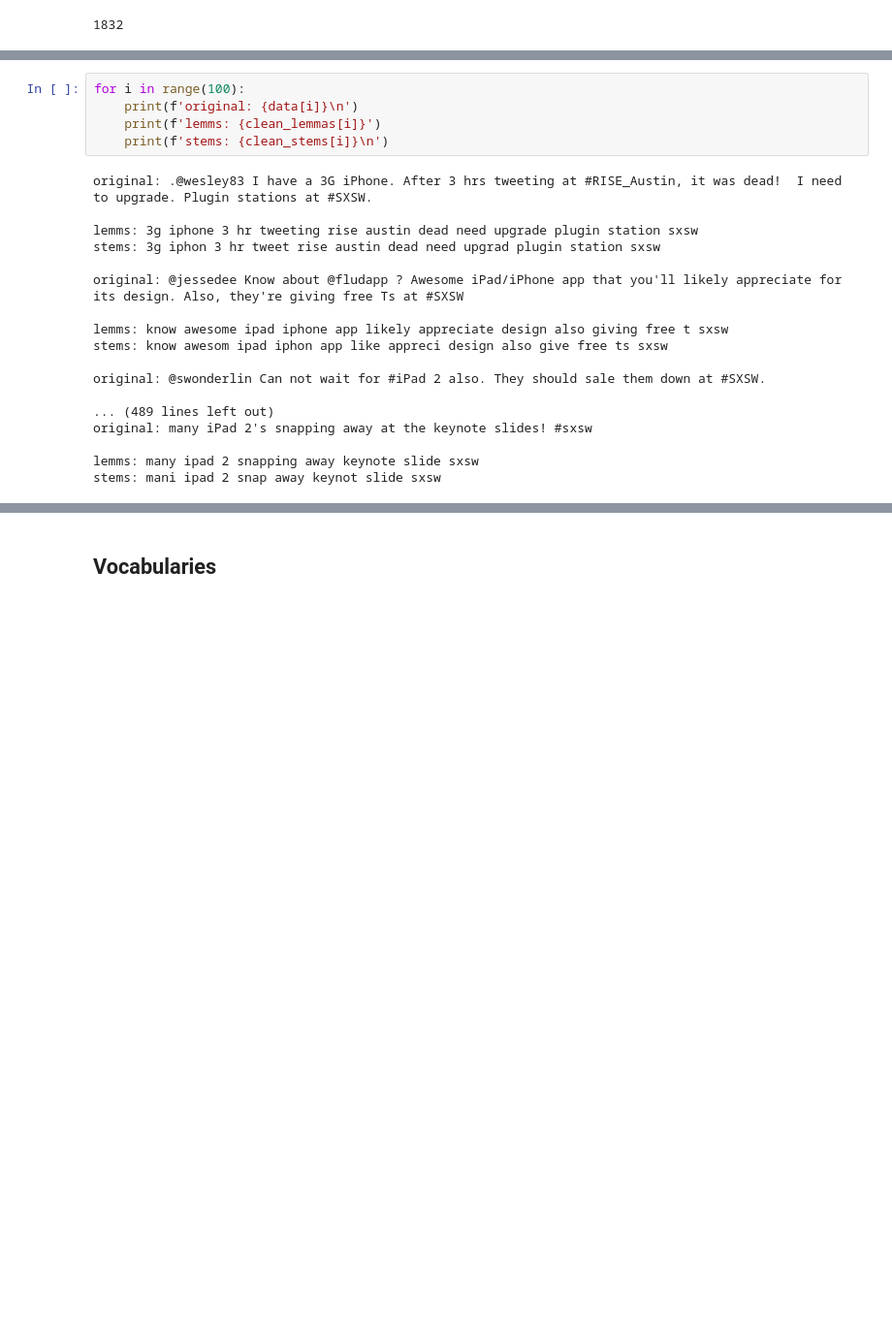
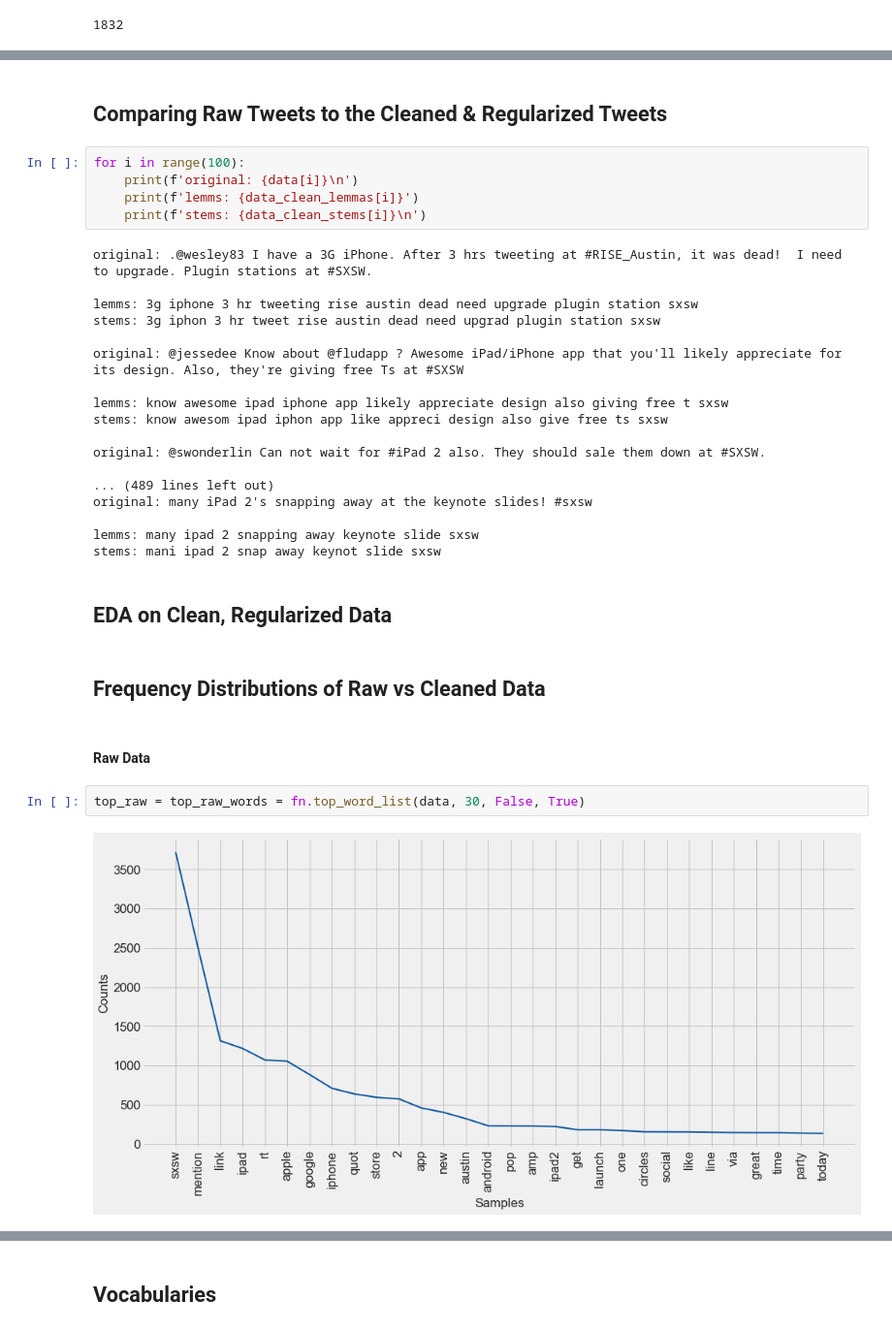
Before and after one commit to jeffreyhwatson/nlp_sentiment_project, a Jupyter notebook: notebooks/exploratory/prepro_experiments.ipynb, the cells around one changed output, grey strips where cells are left out. Shown at 97% size. Cells and saved outputs as stored; diff of their text form; blank space fills up the shorter version.

Commit message:
freqdist fnx, EDA on regularized data

```diff
--- a/notebooks/exploratory/prepro_experiments.ipynb
+++ b/notebooks/exploratory/prepro_experiments.ipynb
@@ -809,8 +790,10 @@ clean_stems = fn.clean_corpus_stem(data)
+# %% [markdown]
+## Comparing Raw Tweets to the Cleaned & Regularized Tweets
 # %%
 for i in range(100):
     print(f'original: {data[i]}\n')
-    print(f'lemms: {clean_lemmas[i]}')
-    print(f'stems: {clean_stems[i]}\n')
+    print(f'lemms: {data_clean_lemmas[i]}')
+    print(f'stems: {data_clean_stems[i]}\n')
 # %% [output]
 original: .@wesley83 I have a 3G iPhone. After 3 hrs tweeting at #RISE_Austin, it was dead!  I need to upgrade. Plugin stations at #SXSW.
 
@@ -829,4 +812,14 @@ original: many iPad 2's snapping away at the keynote slides! #sxsw
 
 lemms: many ipad 2 snapping away keynote slide sxsw
 stems: mani ipad 2 snap away keynot slide sxsw
+# %% [markdown]
+## EDA on Clean, Regularized Data
+# %% [markdown]
+## Frequency Distributions of Raw vs Cleaned Data
+# %% [markdown]
+#### Raw Data
+# %%
+top_raw = top_raw_words = fn.top_word_list(data, 30, False, True)
+# %% [output]
+[figure, added]
 # %% [markdown]
```
Also changed, not shown: parts of 35 cells of this notebook, 2 other files.
